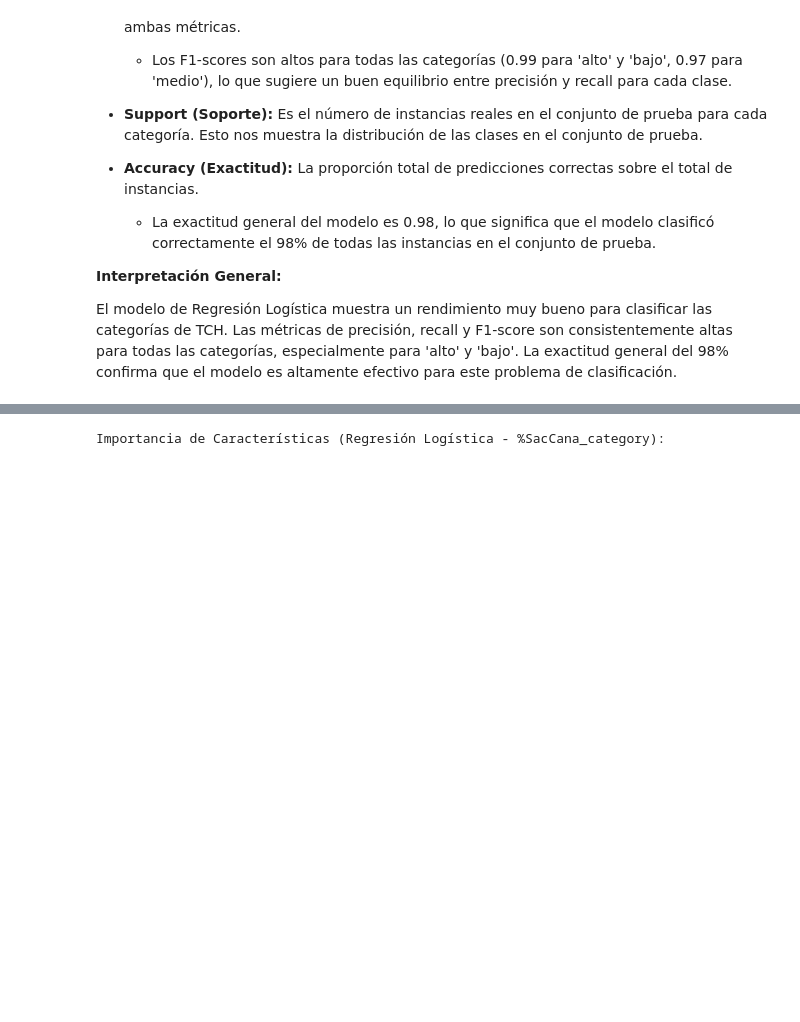
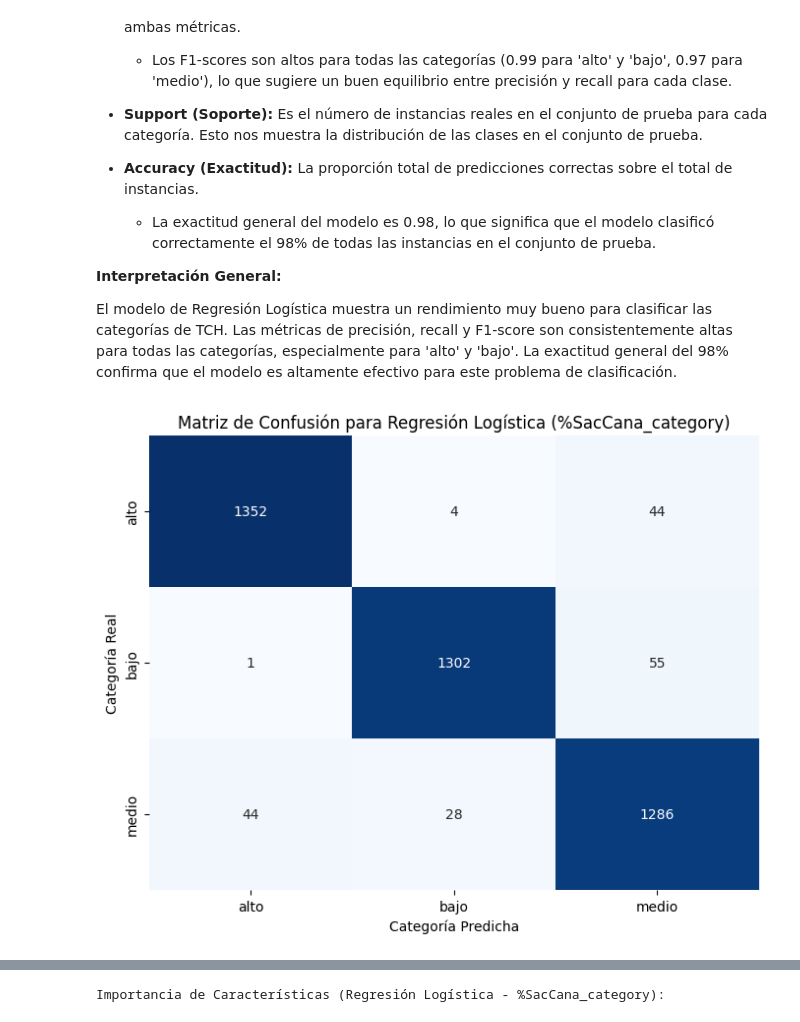
Before and after one commit to rubenesticesi/aprendizajeautomatico1, a Jupyter notebook: Taller_Final_Predicción_y_Clasificación_en_la_Industria_Azucarera.ipynb, the cells around one changed output, grey strips where cells are left out. Cells and saved outputs as stored; diff of their text form; code cells hidden in the pictures; blank space fills up the shorter version.

```diff
--- a/Taller_Final_Predicción_y_Clasificación_en_la_Industria_Azucarera.ipynb
+++ b/Taller_Final_Predicción_y_Clasificación_en_la_Industria_Azucarera.ipynb
@@ -655,14 +702,19 @@ else:
     )
 
     # --- Modelo de Regresión Logística para TCH_category ---
-print("\n--- Modelo de Regresión Logística para TCH_category ---")
-log_reg_TCH = LogisticRegression(max_iter=1000) # Aumentar max_iter si no converge
-log_reg_TCH.fit(X_train_scaled_TCH, y_train_TCH_cat)
-y_pred_TCH_cat = log_reg_TCH.predict(X_test_scaled_TCH)
+    print("\n--- Modelo de Regresión Logística para TCH_category ---")
+    # Create a pipeline with StandardScaler and LogisticRegression
+    log_reg_TCH_pipeline = Pipeline([
+        ('scaler', StandardScaler()),
+        ('log_reg', LogisticRegression(max_iter=1000)) # Aumentar max_iter si no converge
+    ])
+
+    log_reg_TCH_pipeline.fit(X_train_TCH_cat, y_train_TCH_cat)
+    y_pred_TCH_cat = log_reg_TCH_pipeline.predict(X_test_TCH_cat)
 
 
-print("Reporte de Clasificación para TCH_category:")
-print(classification_report(y_test_TCH_cat, y_pred_TCH_cat))
+    print("Reporte de Clasificación para TCH_category:")
+    print(classification_report(y_test_TCH_cat, y_pred_TCH_cat))
 # %% [output]
 --- Modelo de Regresión Logística para TCH_category ---
 Reporte de Clasificación para TCH_category:
@@ -695,9 +848,15 @@ Importancia de Características (Regresión Logística - TCH_category):
 # %%
 # --- Modelo de Regresión Logística para SacCana_category ---
 print("\n--- Modelo de Regresión Logística para SacCana_category ---")
-log_reg_SacCana = LogisticRegression(max_iter=1000) # Aumentar max_iter si no converge
-log_reg_SacCana.fit(X_train_scaled_SacCana, y_train_SacCana_cat)
-y_pred_SacCana_cat = log_reg_SacCana.predict(X_test_scaled_SacCana)
+# Create a pipeline with StandardScaler and LogisticRegression
+log_reg_SacCana_pipeline = Pipeline([
+    ('scaler', StandardScaler()),
+    ('log_reg', LogisticRegression(max_iter=1000)) # Aumentar max_iter si no converge
+])
+
+log_reg_SacCana_pipeline.fit(X_train_SacCana_cat, y_train_SacCana_cat)
+y_pred_SacCana_cat = log_reg_SacCana_pipeline.predict(X_test_SacCana_cat)
+
 
 print("Reporte de Clasificación para %SacCana_category:")
 print(classification_report(y_test_SacCana_cat, y_pred_SacCana_cat))
@@ -739,3 +898,21 @@ El reporte de clasificación nos proporciona métricas clave para evaluar el ren
 **Interpretación General:**
 
 El modelo de Regresión Logística muestra un rendimiento muy bueno para clasificar las categorías de TCH. Las métricas de precisión, recall y F1-score son consistentemente altas para todas las categorías, especialmente para 'alto' y 'bajo'. La exactitud general del 98% confirma que el modelo es altamente efectivo para este problema de clasificación.
+# %%
+# Matriz de Confusión para Regresión Logística %SacCana_category
+from sklearn.metrics import confusion_matrix
+import seaborn as sns
+import matplotlib.pyplot as plt
+
+# Asumiendo que y_test_SacCana_cat y y_pred_SacCana_cat están disponibles de pasos anteriores
+cm_log_reg_SacCana = confusion_matrix(y_test_SacCana_cat, y_pred_SacCana_cat)
+
+plt.figure(figsize=(8, 6))
+sns.heatmap(cm_log_reg_SacCana, annot=True, fmt='d', cmap='Blues', cbar=False,
+            xticklabels=log_reg_SacCana_pipeline.classes_, yticklabels=log_reg_SacCana_pipeline.classes_)
+plt.xlabel('Categoría Predicha')
+plt.ylabel('Categoría Real')
+plt.title('Matriz de Confusión para Regresión Logística (%SacCana_category)')
+plt.show()
+# %% [output]
+[figure, added]
```
Also changed, not shown: parts of 19 cells of this notebook.
